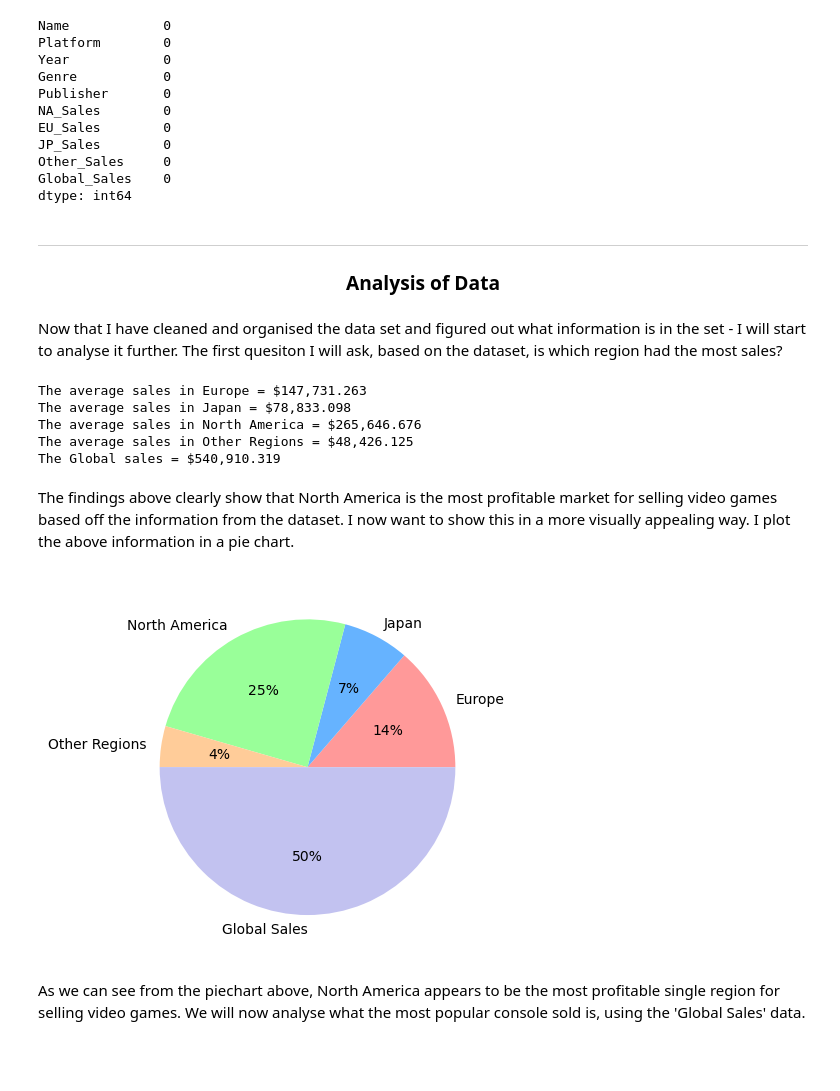
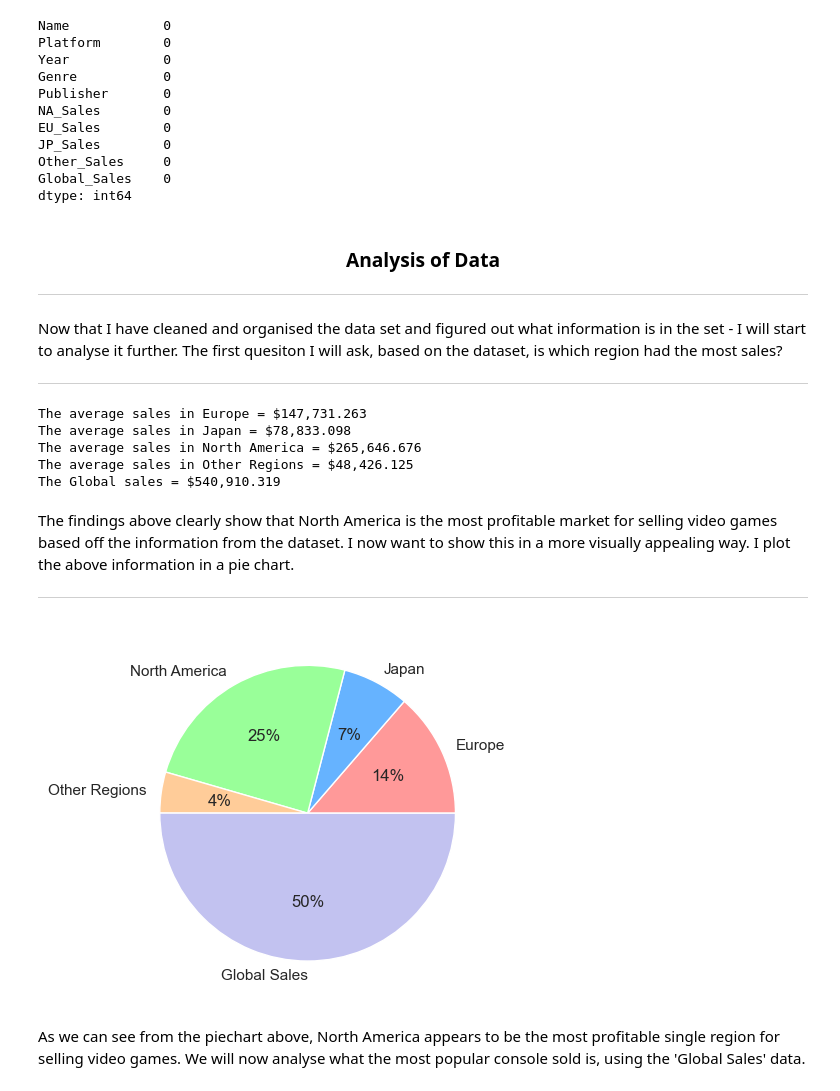
Before and after one commit to SeanE15/Programming-for-Data-Analysis, a Jupyter notebook: Assignment 1/PfDA Project 1.ipynb, the cells around one changed output. Saved outputs shown, nothing was run; the diff lists cells and outputs as text; code cells hidden in the pictures; blank space fills up the shorter version.

```diff
--- a/Assignment 1/PfDA Project 1.ipynb
+++ b/Assignment 1/PfDA Project 1.ipynb
@@ -97,12 +95,14 @@ Other_Sales     0
 Global_Sales    0
 dtype: int64
 # %% [markdown]
+<h3 align="center">Analysis of Data</h3>
+
 ----
-
-<h3 align="center">Analysis of Data</h3>
 # %% [markdown]
- Now that I have cleaned and organised the data set and figured out what information is in the set - I will start to analyse it further.
- The first quesiton I will ask, based on the dataset, is which region had the most sales?
+Now that I have cleaned and organised the data set and figured out what information is in the set - I will start to analyse it further.
+The first quesiton I will ask, based on the dataset, is which region had the most sales?
+
+ ----
 # %%
 # I start by using the mean() function to find the average sales in the specific regions. The mean vaule must be multiplied
 # by 1 million in order for the results to be shown in the millions.
@@ -128,19 +128,20 @@ The Global sales = $540,910.319
 # %% [markdown]
 The findings above clearly show that North America is the most profitable market for selling video games based off the
 information from the dataset. I now want to show this in a more visually appealing way. I plot the above information in a pie chart.
+
+----
 # %%
 # I make a pie chart to show the results. I create two lists - the regions for sales and also the sales totals.
 
-data = [146652.006, 77781.660, 264667.430, 48063.020, 537440.656]
+data = [147731.263, 78833.098, 265646.676, 48426.125, 540910.319]
 labels = ['Europe', 'Japan', 'North America', 'Other Regions', 'Global Sales']
 colors = ['#ff9999','#66b3ff','#99ff99','#ffcc99', '#c2c2f0']
 
 # the (autopct='%.0f%%') allows me to show the percentage values on the pie chart
 plt.pie(data, labels = labels,colors = colors, autopct='%.0f%%')
-
 plt.show()
 # %% [output]
-[figure, old version]
+[figure, new version]
 # %% [markdown]
 As we can see from the piechart above, North America appears to be the most profitable single region for selling video games.
 We will now analyse what the most popular console sold is, using the 'Global Sales' data.
```
Also changed, not shown: parts of 11 cells of this notebook.
